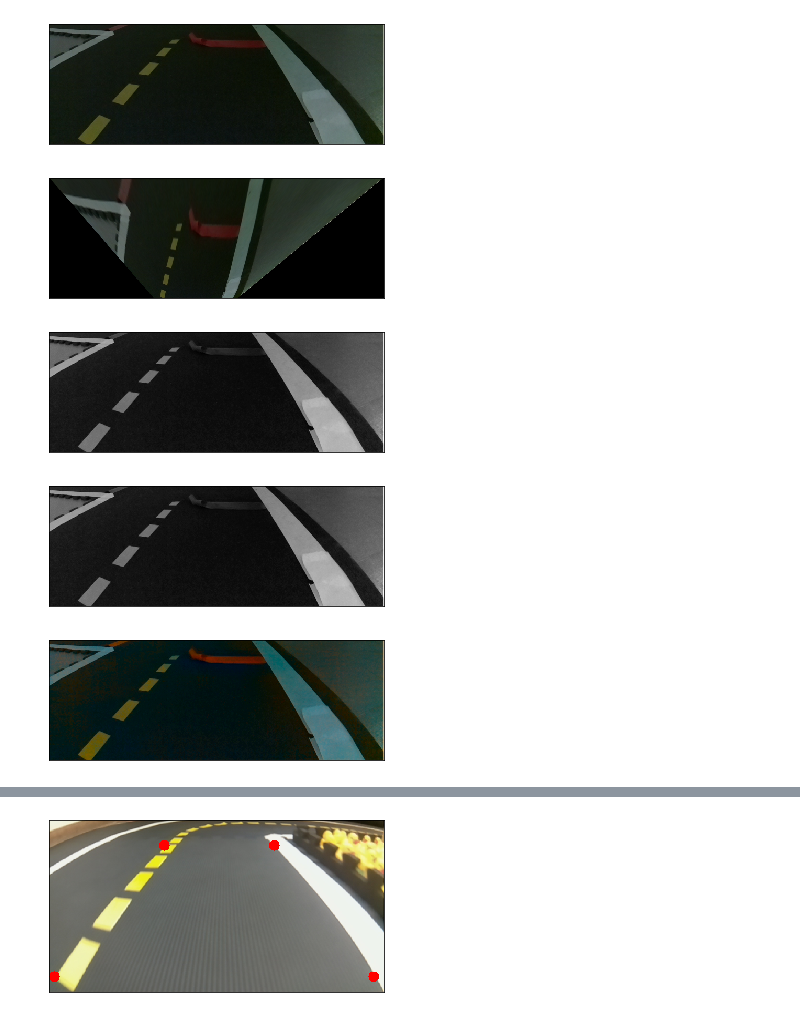
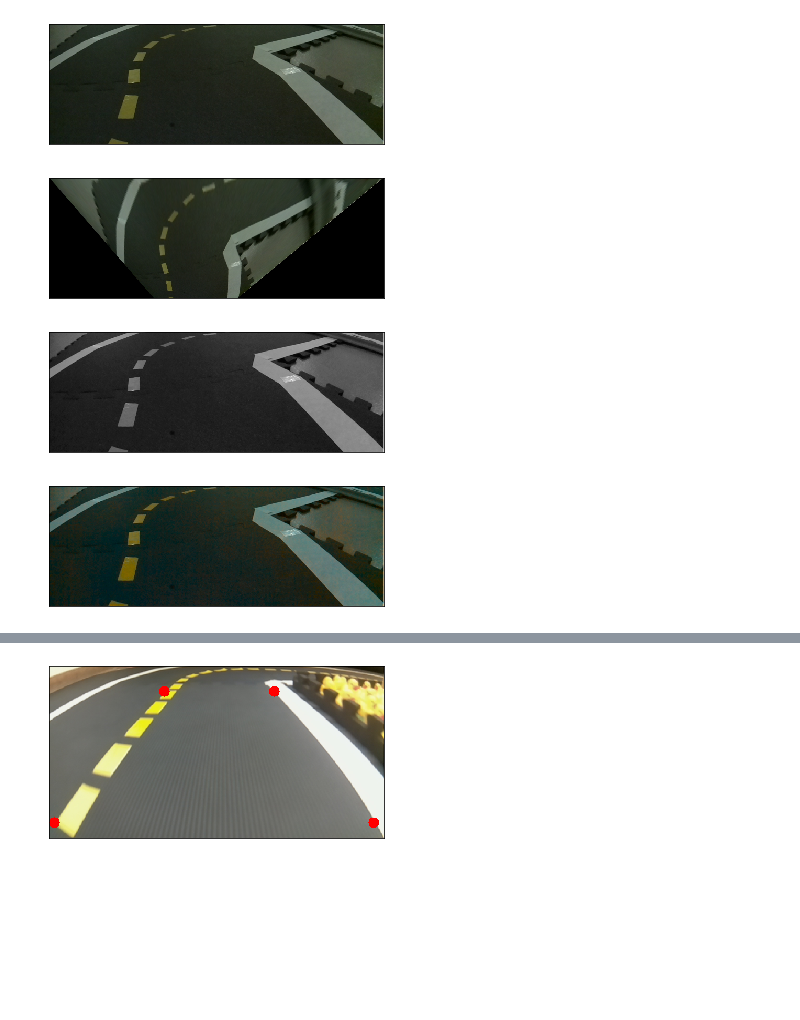
Before and after one commit to Laboratory-of-Embodied-Intelligence/line-detector, a Jupyter notebook: jupyter/main.ipynb, the cells around one changed output, grey strips where cells are left out. Saved outputs shown, nothing was run; the diff lists cells and outputs as text; code cells hidden in the pictures; blank space fills up the shorter version.

```diff
--- a/jupyter/main.ipynb
+++ b/jupyter/main.ipynb
@@ -11,12 +11,14 @@ def imShow(img):
     plt.xticks([]), plt.yticks([])
     plt.show()
 
-road = cv2.imread("images_from_itmo/image2.png")
+road = cv2.imread("images_from_itmo/image5.png")
 jb   = cv2.imread("jb_2.png")
 jb   = cv2.resize(jb, (640, 480))
 jb   = cv2.cvtColor(jb, cv2.COLOR_BGR2RGB)
+
 road = cv2.resize(road, (640, 480))
 road = cv2.cvtColor(road, cv2.COLOR_BGR2RGB)
+#road = jb
 imShow(road)
 imShow(jb)
 print(road.shape)
@@ -63,12 +65,12 @@ M = cv2.getPerspectiveTransform(src, dst)
 Minv = cv2.getPerspectiveTransform(dst, src)
 
 warped_img = cv2.warpPerspective(img, M, (IMAGE_W, IMAGE_H))
-
+#img = warped_img
 imShow(img)
 imShow(warped_img)
 # %% [output]
-[figure, old version]
+[figure, new version]
-[figure, old version]
+[figure, new version]
 # %%
 #-----Reading the image-----------------------------------------------------
 
@@ -138,16 +140,15 @@ def BHEMHB(hist, img):
 # %%
 l,a,b =  cv2.split(limg)
 imShow(l)
 #res_l = BHEMHB(getHist(img)[0], l)
 res_l=l
-imShow(res_l)
+#imShow(res_l)
 # %% [output]
-[figure, old version]
+[figure, new version]
-[figure, removed]
 # %%
 imShow(img)
 # %% [output]
-[figure, old version]
+[figure, new version]
 # %%
 
 # labels1 = segmentation.slic(img, compactness=30, n_segments=400)
```
Also changed, not shown: parts of 11 cells of this notebook.
